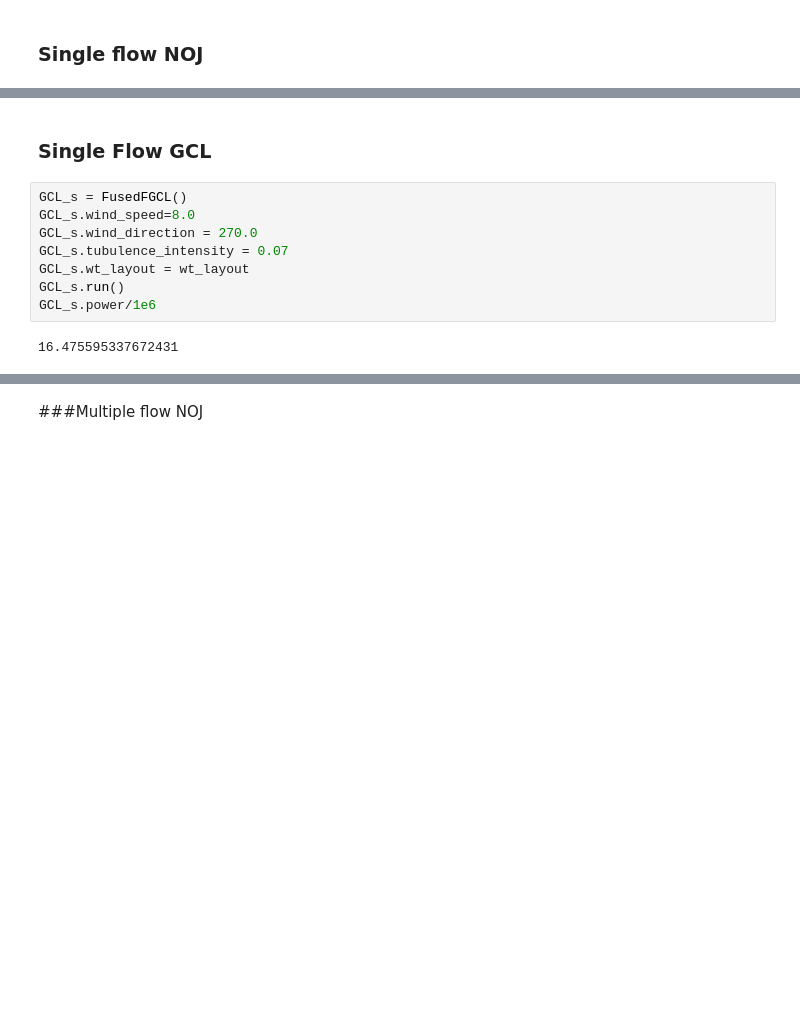
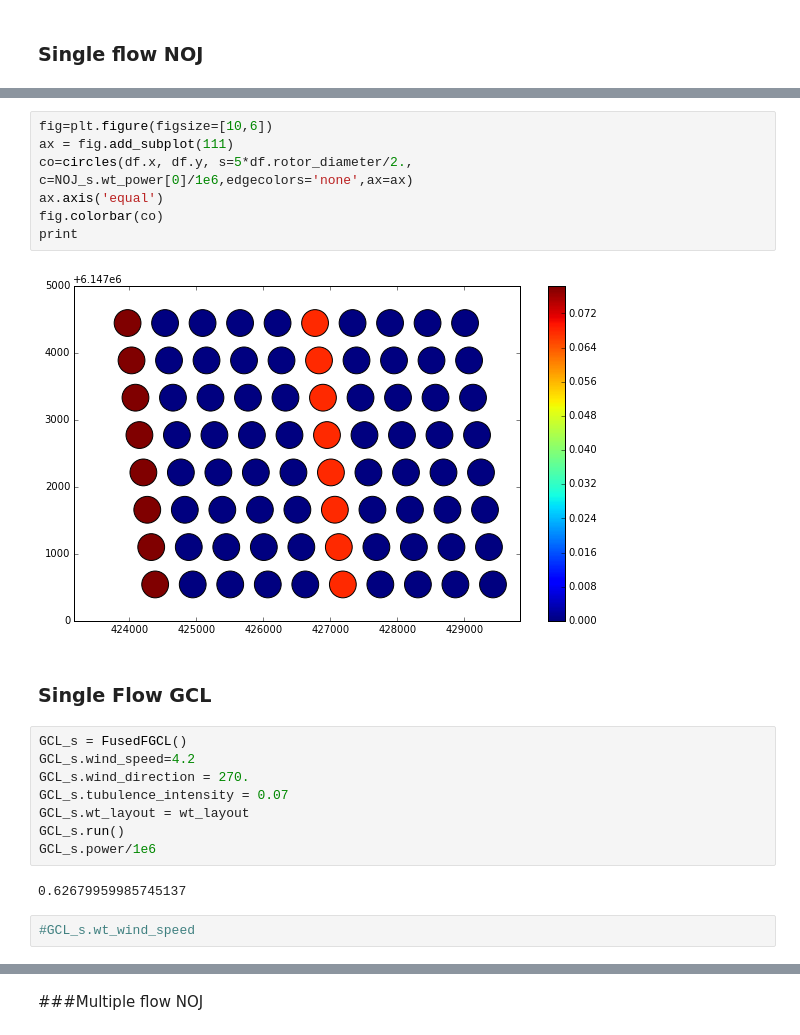
Before and after one commit to FUSED-Wind/FUSED-Wake, a Jupyter notebook: FortranWake/unittests/Untitled0.ipynb, the cells around one changed output, grey strips where cells are left out. Saved outputs shown, nothing was run; the diff lists cells and outputs as text; blank space fills up the shorter version.

```diff
--- a/FortranWake/unittests/Untitled0.ipynb
+++ b/FortranWake/unittests/Untitled0.ipynb
@@ -34,12 +144,23 @@ FNOJ_s.power/1e6
+# %%
+fig=plt.figure(figsize=[10,6])
+ax = fig.add_subplot(111)
+co=circles(df.x, df.y, s=5*df.rotor_diameter/2., c=NOJ_s.wt_power[0]/1e6,edgecolors='none',ax=ax)
+ax.axis('equal')
+fig.colorbar(co)
+print
+# %% [output]
+[figure, added]
 # %% [markdown]
 ### Single Flow GCL
 # %%
 GCL_s = FusedFGCL()
-GCL_s.wind_speed=8.0
-GCL_s.wind_direction = 270.0
+GCL_s.wind_speed=4.2
+GCL_s.wind_direction = 270.
 GCL_s.tubulence_intensity = 0.07
 GCL_s.wt_layout = wt_layout
 GCL_s.run()
 GCL_s.power/1e6
 # %% [output]
-16.475595337672431
+0.62679959985745137
+# %%
+#GCL_s.wt_wind_speed
```
Also changed, not shown: parts of 38 cells of this notebook, 5 other files.
